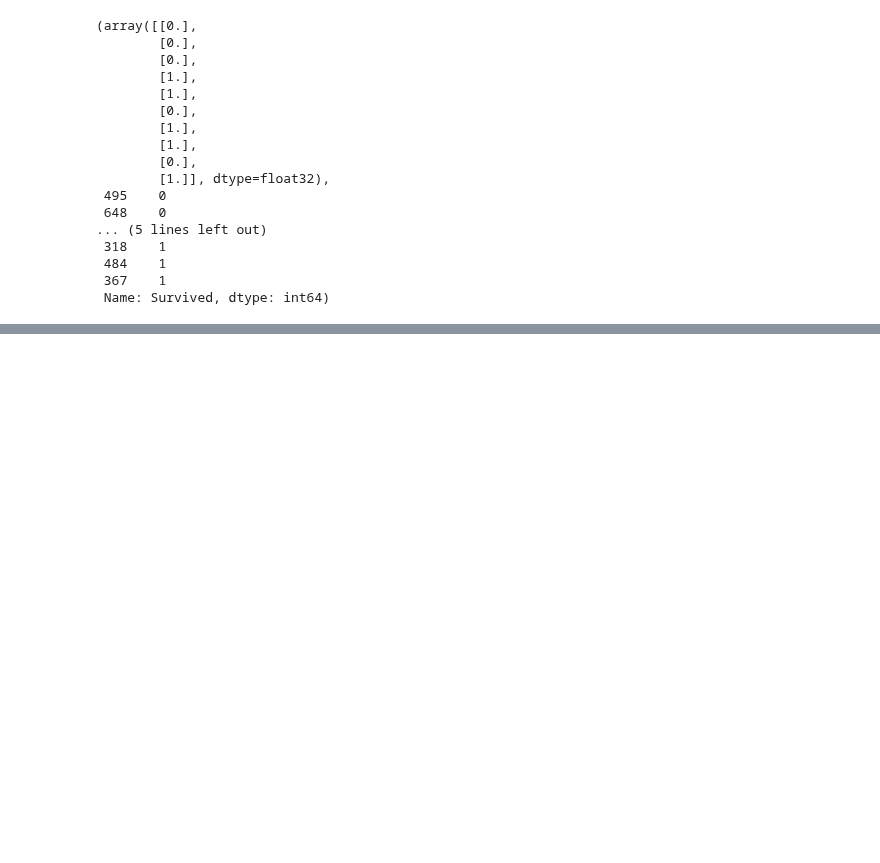
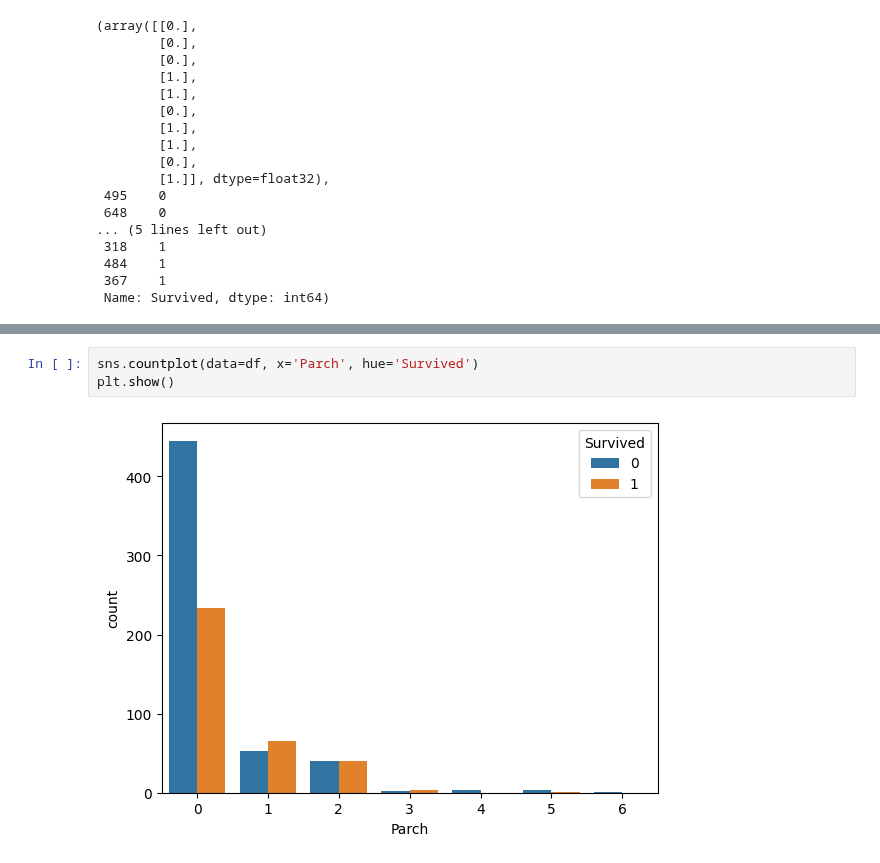
Before and after one commit to leekyuyoung20221226/python, a Jupyter notebook: 딥러닝1_5.ipynb, the cells around one changed output, grey strips where cells are left out. Drawn from its saved outputs; the diff is of its cells as text; blank space fills up the shorter version.

```diff
--- a/딥러닝1_5.ipynb
+++ b/딥러닝1_5.ipynb
@@ -297,0 +351,5 @@ np.round(predics)[:10], y_test[:10]
+# %%
+sns.countplot(data=df, x='Parch', hue='Survived')
+plt.show()
+# %% [output]
+[figure, added]
```
Also changed, not shown: parts of 22 cells of this notebook.
